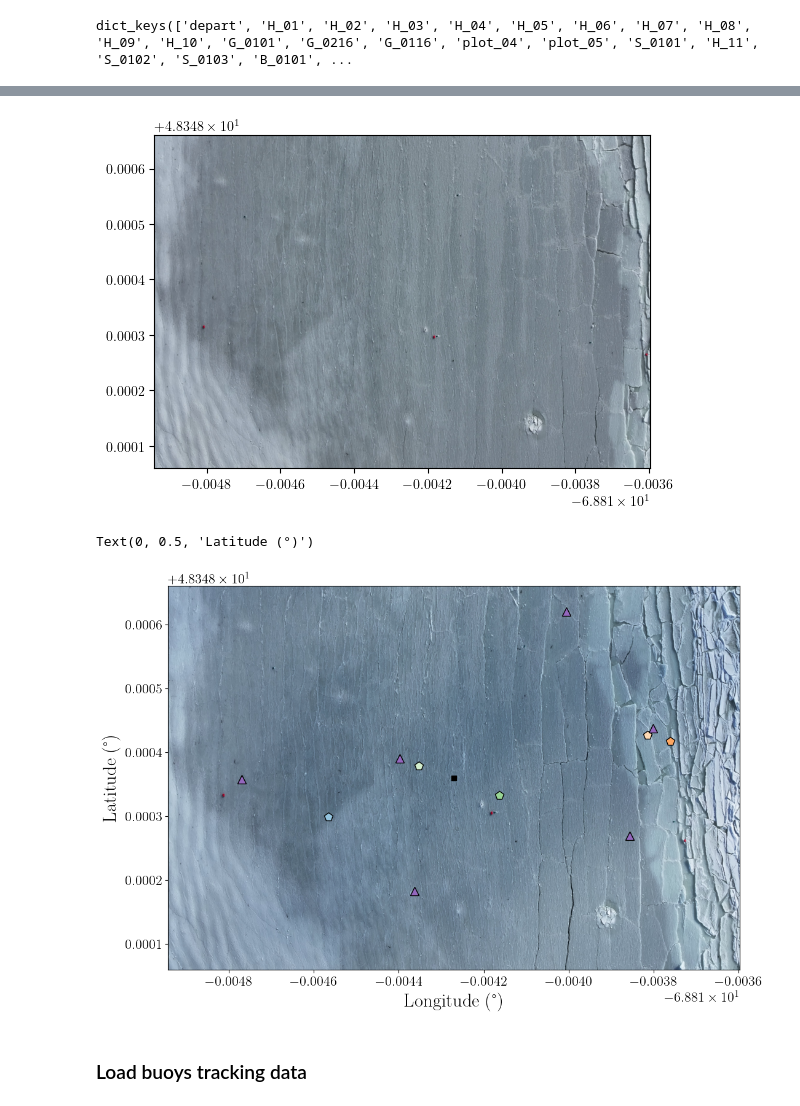
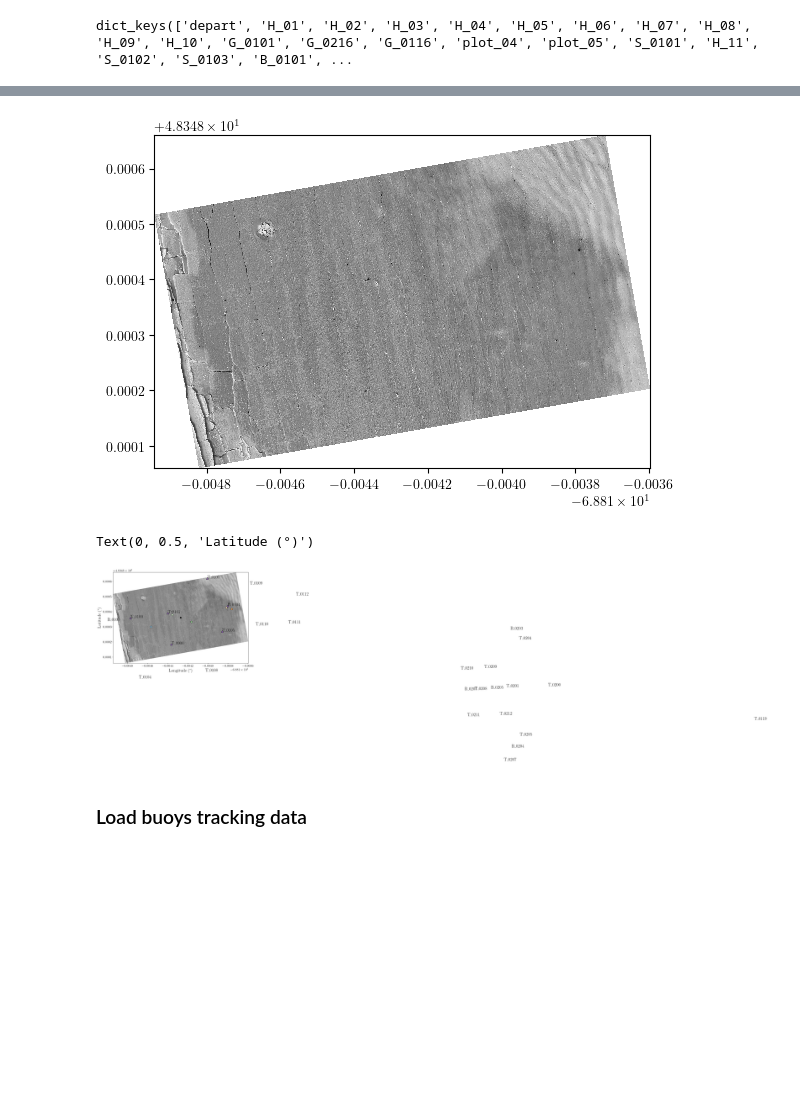
Before and after one commit to Turbotice/icewave, a Jupyter notebook: icewave/sebastien/BicWin2024/Buoys_signal_0226_2024.ipynb, the cells around one changed output, grey strips where cells are left out. Saved outputs shown, nothing was run; the diff lists cells and outputs as text; code cells hidden in the pictures; blank space fills up the shorter version.

```diff
--- a/icewave/sebastien/BicWin2024/Buoys_signal_0226_2024.ipynb
+++ b/icewave/sebastien/BicWin2024/Buoys_signal_0226_2024.ipynb
@@ -403,10 +369,10 @@ Lat,Long,Lat0,Long0 = dp.georeference_from_param(img,S['DRONE']['h_drone'],S['DR
 
 extents = [Long.min(),Long.max(),Lat.min(),Lat.max()]
 fig, ax = plt.subplots()
-imsh = ax.imshow(img,extent = extents)
+imsh = ax.pcolormesh(Long,Lat,img[:,:,2],shading = 'auto', cmap = 'gray')
 ax.set_aspect(1/np.cos(S['GPS']['latitude']*np.pi/180)) # scaling y/x
 # %% [output]
-[figure, old version]
+[figure, new version]
 # %%
 # create a dictionnary for buoy colors
 norm = mcolors.Normalize(vmin = 0, vmax = 3)
@@ -414,39 +380,39 @@ norm = mcolors.Normalize(vmin = 0, vmax = 3)
 cmap_dict = {'B1':'Blues','B2':'Greens','B4':'Oranges','B5':'Reds'}
 
 GPS_D = (S['GPS']['latitude'],S['GPS']['longitude'],S['GPS']['azimuth'])
-Lat,Long = dp.georeference_from_param(img,S['DRONE']['h_drone'],S['DRONE']['alpha_0'],S['DRONE']['focale'],GPS_D)
+Lat,Long,Lat0,Long0 = dp.georeference_from_param(img,S['DRONE']['h_drone'],S['DRONE']['alpha_0'],S['DRONE']['focale'],GPS_D)
 
 set_graphs.set_matplotlib_param('single')
 fig, ax = plt.subplots(figsize = (12,9))
 
 extents = [Long.min(),Long.max(),Lat.min(),Lat.max()]
-imsh = ax.imshow(img,extent = extents)
+imsh = ax.pcolormesh(Long,Lat,img[:,:,2],shading = 'auto',cmap = 'gray')
 
 ax.plot(S['GPS']['longitude'],S['GPS']['latitude'],'ks')
 
 for key_buoy in buoys_GPS.keys():
     full_cmap = mpl.colormaps[cmap_dict[key_buoy]].resampled(256)
     cmap = mcolors.ListedColormap(full_cmap(np.linspace(0.2,0.8,256)))
     for i,key_acq in enumerate(buoys_GPS[key_buoy].keys()):
         current_color = cmap(norm(i))
         ax.plot(buoys_GPS[key_buoy][key_acq]['longitude'],buoys_GPS[key_buoy][key_acq]['latitude'],'p',
                 color = current_color,mec = 'k',ms = 10)
 
 for key in data_gps_buoy.keys():
     ax.plot(data_gps_buoy[key]['longitude'],data_gps_buoy[key]['latitude'],'^',color = 'tab:purple',mec = 'k',ms = 10)
     # test = np.logical_and(data_gps_buoy[key]['longitude'] > extents[0], data_gps_buoy[key]['longitude'] < extents[1],
     #                       data_gps_buoy[key]['latitude'] > extents[2], data_gps_buoy[key]['latitude'] > extents[3])
-    # ax.text(data_gps_buoy[key]['longitude'],data_gps_buoy[key]['latitude'],key)
+    ax.text(data_gps_buoy[key]['longitude'],data_gps_buoy[key]['latitude'],key)
 
 ax.set_aspect(1/np.cos(S['GPS']['latitude']*np.pi/180)) # scaling y/x
 ax.set_xlim([Long.min(),Long.max()])
 ax.set_ylim([Lat.min(),Lat.max()])
 
 ax.set_xlabel(r'Longitude (°)')
 ax.set_ylabel(r'Latitude (°)')
 # %% [output]
 Text(0, 0.5, 'Latitude (°)')
-[figure, old version]
+[figure, new version]
 # %% [markdown]
 ### Load buoys tracking data
 # %%
```
Also changed, not shown: parts of 7 cells of this notebook, 3 other files.
